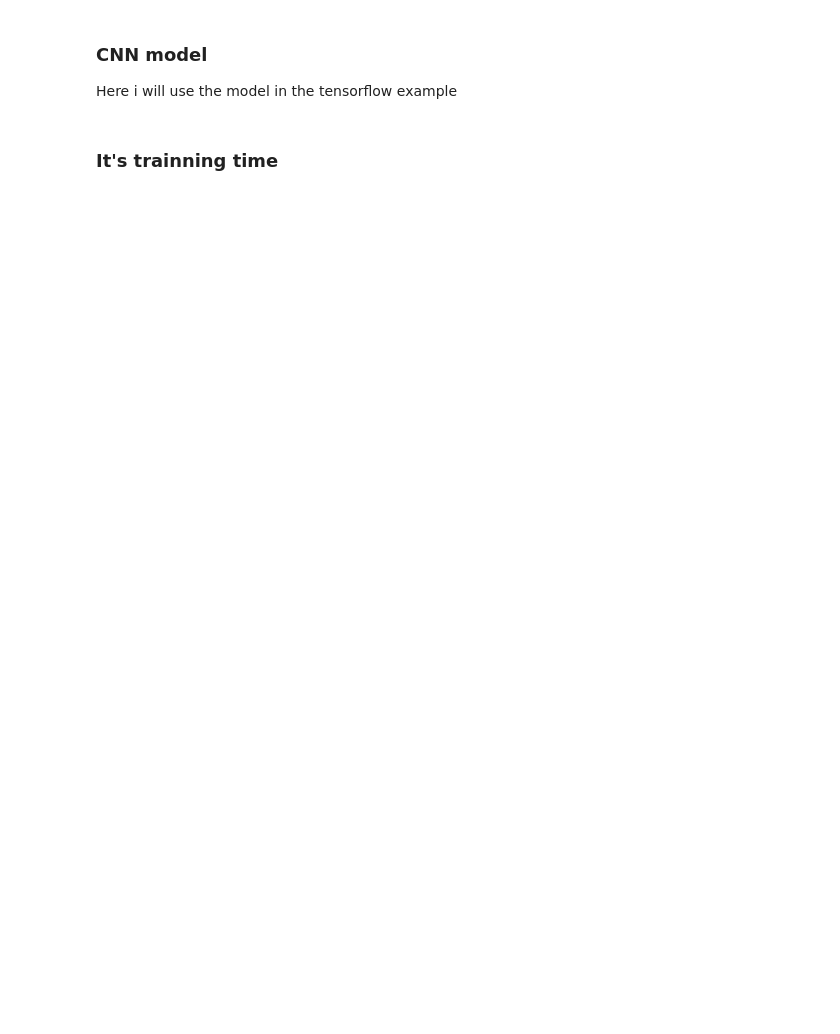
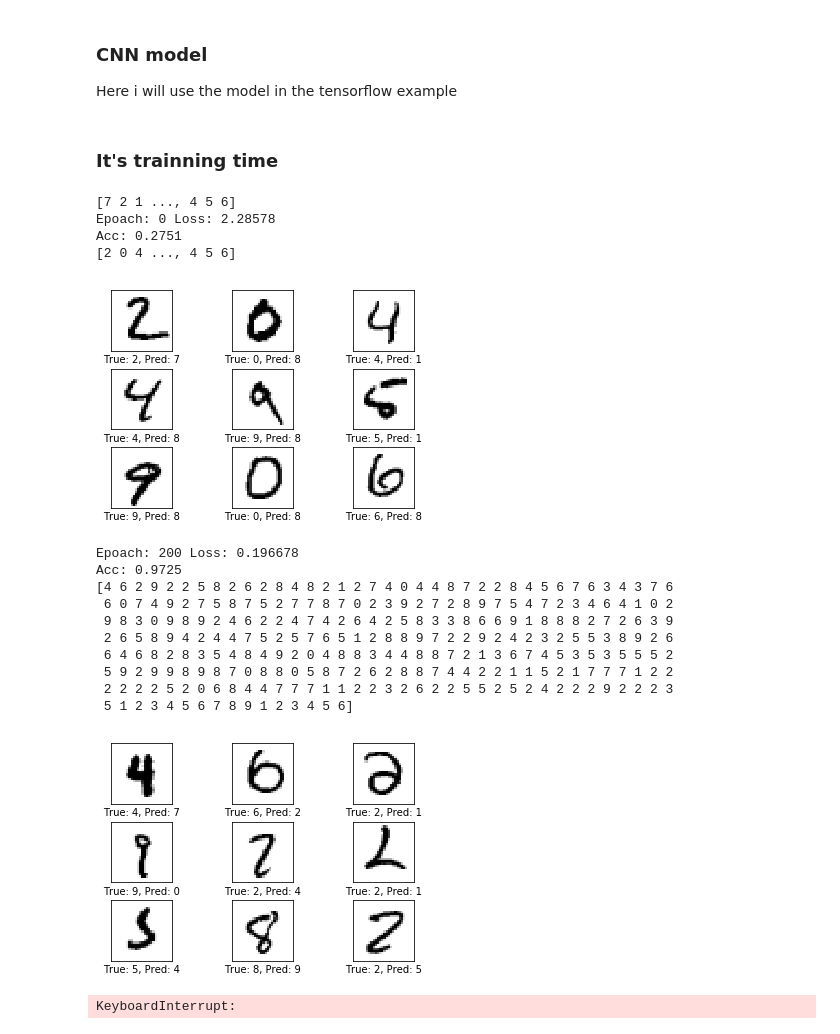
Before and after one commit to T-Almeida/GAN-study, a Jupyter notebook: Simple CNN for MNIST Classification.ipynb, the cells around one changed output. Drawn from its saved outputs; the diff is of its cells as text; code cells hidden in the pictures; blank space fills up the shorter version.

```diff
--- a/Simple CNN for MNIST Classification.ipynb
+++ b/Simple CNN for MNIST Classification.ipynb
@@ -92,6 +97,13 @@ with tf.name_scope("predict_cnn"):
 
 #since i am using gpu i need to run the test set in batchs
 def acc(x,labels):
+    '''
+    Calculate the accuracy of test set, since i need to run it in batchs (gpu menory issues)
+
+    :param x: tensor with shape (M,28,28) here M = number of samples
+    :param train: boolean tensor with indication if we are training or not
+    :return: tensor with shape (M,10) corresponding to the logits
+    '''
     test_size = mnist.test.num_examples
 
     predict = np.zeros(shape=test_size, dtype=np.int)
@@ -102,27 +114,50 @@ def acc(x,labels):
     for start,end in test_batch:
         predict[start:end] = predict_cnn.eval(session=sess,feed_dict={X:x[start:end]})
 
-    print("acc:", np.mean(predict==labels))
+    return np.mean(predict==labels), predict
 # %% [markdown]
 ### It's trainning time
 # %%
 batch_size = 128
 epoach = 10000
 
 #tensorflow session
 sess = tf.Session()
 sess.run(tf.global_variables_initializer())
 
+label_class = np.argmax(mnist.test.labels,axis=1)
+
 for i in range(epoach):
 
     x_train,y_train = mnist.train.next_batch(batch_size=batch_size)
 
-    _,it_loss = sess.run([train_cnn_op,loss_cnn], feed_dict = {X:x_train, Y:ut.one_hot(y_train)})
+    _,it_loss = sess.run([train_cnn_op,loss_cnn], feed_dict = {X:x_train, Y:y_train, isTraining:True })
 
-    if i%100==0:
-        print("Epoach:",i,"Loss:",it_loss,"Acc:",acc(mnist.test.images,mnist.test.labels))
-        if i%1000==0:
-            labels = predict_cnn.eval(session=sess, feed_dict = {X:mnist.test.images[0:9], Y:ut.one_hot(mnist.test.labels[0:9])})
-            ut.plot_mnist_images_label(mnist.test.images[0:9],mnist.test.labels[0:9],cls_pred=labels)
+    if i%200==0:
+        print("Epoach:",i,"Loss:",it_loss)
+        accuracy,pred = acc(mnist.test.images,label_class)
+        miss_clf = pred!=label_class
+        print("Acc:",accuracy)
+
+        #find miss classification
+        ut.plot_mnist_images_label(mnist.test.images[miss_clf][0:9],label_class[miss_clf][0:9],cls_pred=pred)
+# %% [output]
+[7 2 1 ..., 4 5 6]
+Epoach: 0 Loss: 2.28578
+Acc: 0.2751
+[2 0 4 ..., 4 5 6]
+[figure, added]
+Epoach: 200 Loss: 0.196678
+Acc: 0.9725
+[4 6 2 9 2 2 5 8 2 6 2 8 4 8 2 1 2 7 4 0 4 4 8 7 2 2 8 4 5 6 7 6 3 4 3 7 6
+ 6 0 7 4 9 2 7 5 8 7 5 2 7 7 8 7 0 2 3 9 2 7 2 8 9 7 5 4 7 2 3 4 6 4 1 0 2
+ 9 8 3 0 9 8 9 2 4 6 2 2 4 7 4 2 6 4 2 5 8 3 3 8 6 6 9 1 8 8 8 2 7 2 6 3 9
+ 2 6 5 8 9 4 2 4 4 7 5 2 5 7 6 5 1 2 8 8 9 7 2 2 9 2 4 2 3 2 5 5 3 8 9 2 6
+ 6 4 6 8 2 8 3 5 4 8 4 9 2 0 4 8 8 3 4 4 8 8 7 2 1 3 6 7 4 5 3 5 3 5 5 5 2
+ 5 9 2 9 9 8 9 8 7 0 8 8 0 5 8 7 2 6 2 8 8 7 4 4 2 2 1 1 5 2 1 7 7 7 1 2 2
+ 2 2 2 2 5 2 0 6 8 4 4 7 7 7 1 1 2 2 3 2 6 2 2 5 5 2 5 2 4 2 2 2 9 2 2 2 3
+ 5 1 2 3 4 5 6 7 8 9 1 2 3 4 5 6]
+[figure, added]
+KeyboardInterrupt:
 # %%
 sess.close()
```
Also changed, not shown: parts of 1 cell of this notebook.
